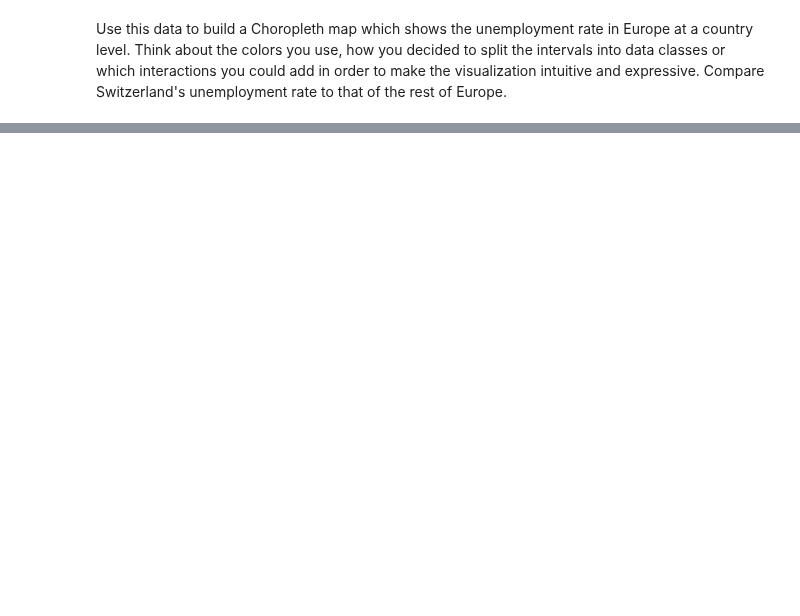
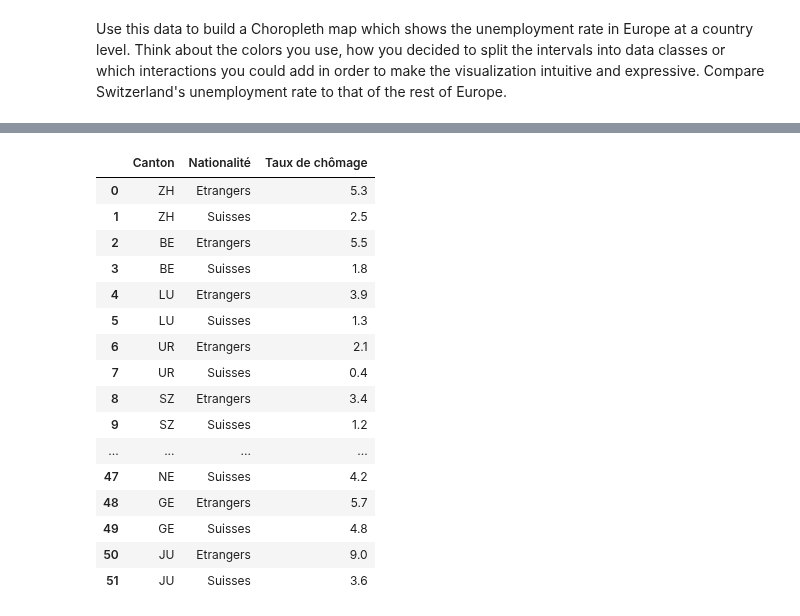
Before and after one commit to raphaelBarman/ADA-dh, a Jupyter notebook: 03 - Interactive Viz/Homework 3.ipynb, the cells around one changed output, grey strips where cells are left out. Drawn from its saved outputs; the diff is of its cells as text; code cells hidden in the pictures; blank space fills up the shorter version.

```diff
--- a/03 - Interactive Viz/Homework 3.ipynb
+++ b/03 - Interactive Viz/Homework 3.ipynb
@@ -88,0 +57,24 @@ unemp_swiss_data.head()
+# %%
+swiss_unemp_path = '2_1 Taux de chômage.csv'
+swiss_unemp_data = pd.read_csv(swiss_unemp_path, encoding='utf_16')
+swiss_unemp_data = swiss_unemp_data[['Canton', 'Nationalité', 'Taux de chômage']]
+
+swiss_unemp_data
+# %% [output]
+|  | Canton | Nationalité | Taux de chômage |
+| 0 | ZH | Etrangers | 5.3 |
+| 1 | ZH | Suisses | 2.5 |
+| 2 | BE | Etrangers | 5.5 |
+| 3 | BE | Suisses | 1.8 |
+| 4 | LU | Etrangers | 3.9 |
+| 5 | LU | Suisses | 1.3 |
+| 6 | UR | Etrangers | 2.1 |
+| 7 | UR | Suisses | 0.4 |
+| 8 | SZ | Etrangers | 3.4 |
+| 9 | SZ | Suisses | 1.2 |
+| ... | ... | ... | ... |
+| 47 | NE | Suisses | 4.2 |
+| 48 | GE | Etrangers | 5.7 |
+| 49 | GE | Suisses | 4.8 |
+| 50 | JU | Etrangers | 9.0 |
+| 51 | JU | Suisses | 3.6 |
```
Also changed, not shown: parts of 20 cells of this notebook, 2 other files.
